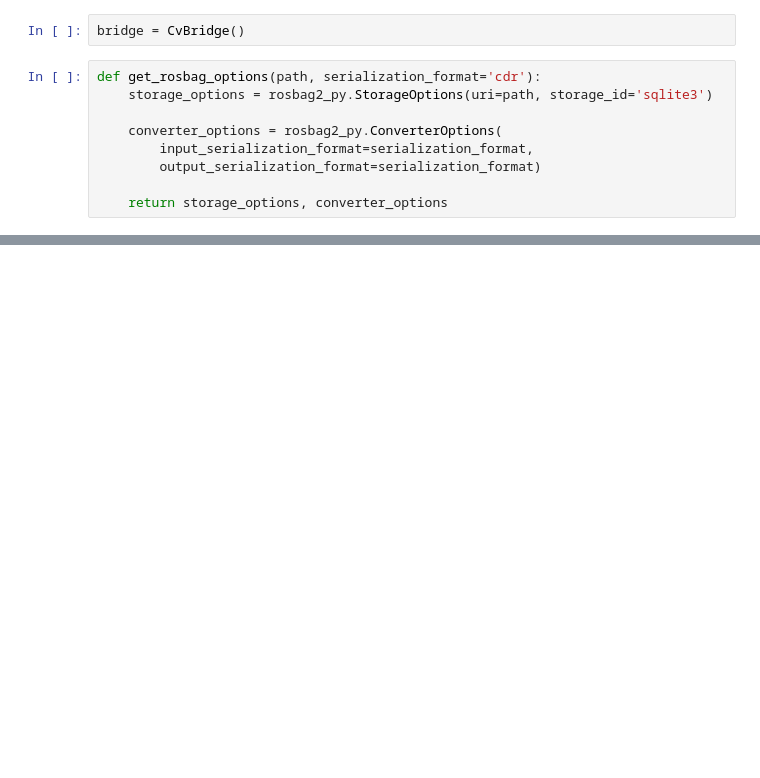
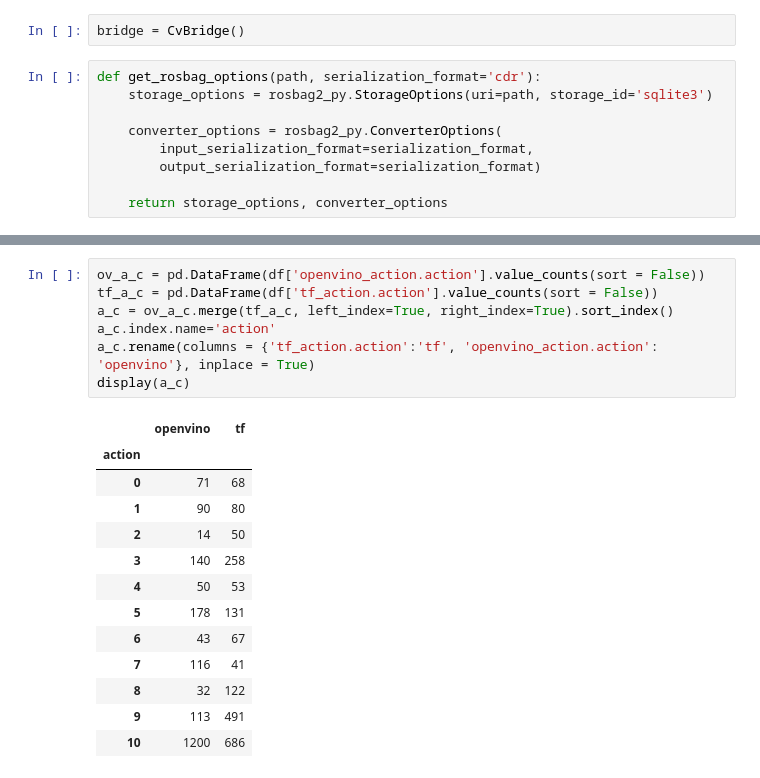
Before and after one commit to larsll/larsll-deepracer-logging, a Jupyter notebook: analysis/bag_analysis.ipynb, the cells around one changed output, grey strips where cells are left out. Drawn from its saved outputs; the diff is of its cells as text; blank space fills up the shorter version.

```diff
--- a/analysis/bag_analysis.ipynb
+++ b/analysis/bag_analysis.ipynb
@@ -213,0 +250,21 @@ plt.show()
+# %%
+ov_a_c = pd.DataFrame(df['openvino_action.action'].value_counts(sort = False))
+tf_a_c = pd.DataFrame(df['tf_action.action'].value_counts(sort = False))
+a_c = ov_a_c.merge(tf_a_c, left_index=True, right_index=True).sort_index()
+a_c.index.name='action'
+a_c.rename(columns = {'tf_action.action':'tf', 'openvino_action.action': 'openvino'}, inplace = True)
+display(a_c)
+# %% [output]
+|  | openvino | tf |
+| action |  |  |
+| 0 | 71 | 68 |
+| 1 | 90 | 80 |
+| 2 | 14 | 50 |
+| 3 | 140 | 258 |
+| 4 | 50 | 53 |
+| 5 | 178 | 131 |
+| 6 | 43 | 67 |
+| 7 | 116 | 41 |
+| 8 | 32 | 122 |
+| 9 | 113 | 491 |
+| 10 | 1200 | 686 |
```
Also changed, not shown: parts of 11 cells of this notebook.
